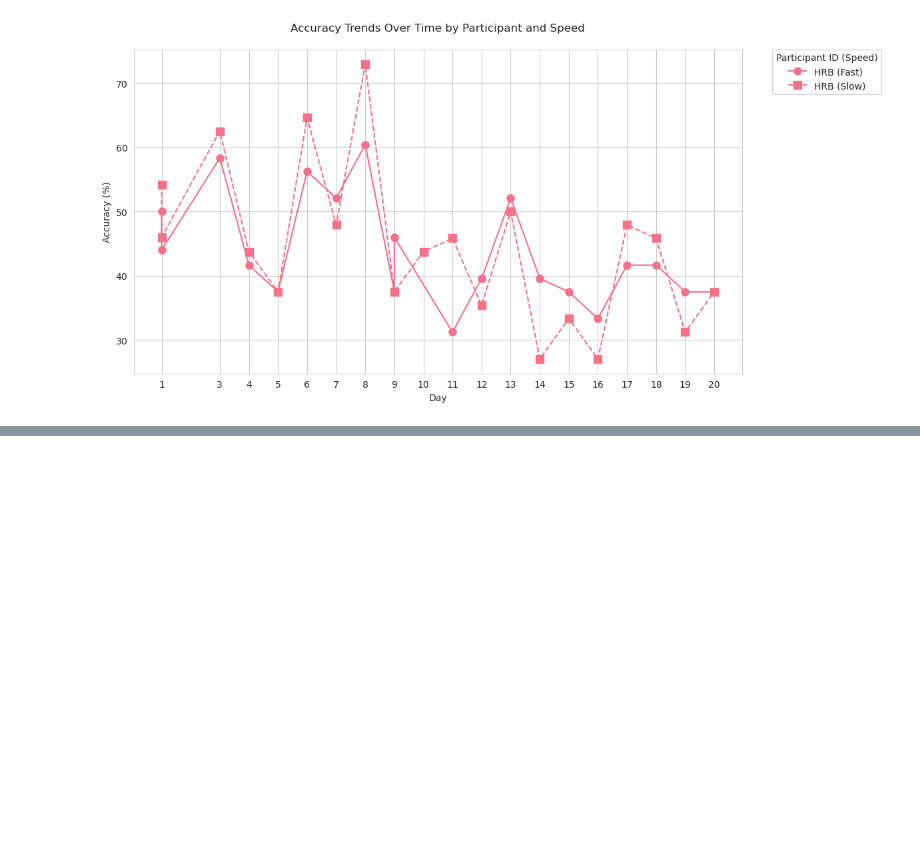
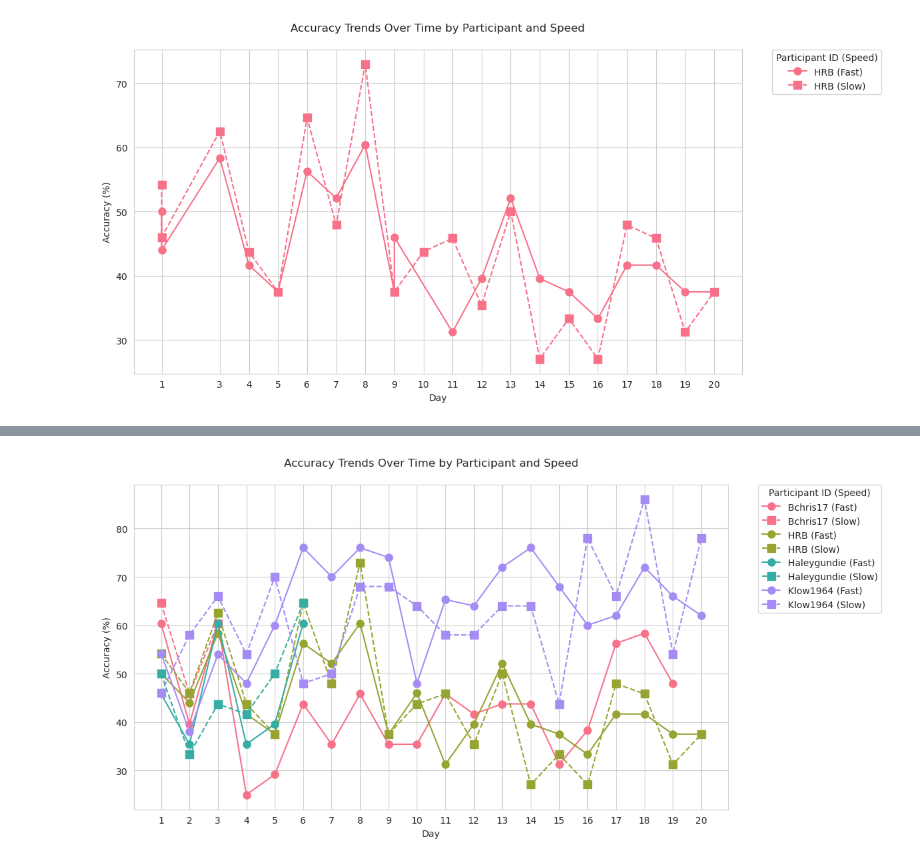
Before and after one commit to m6urns/muller-lyer-replication, a Jupyter notebook: notebooks/results-cleaning.ipynb, the cells around one changed output, grey strips where cells are left out. Cells and saved outputs as stored; diff of their text form; code cells hidden in the pictures; blank space fills up the shorter version.

```diff
--- a/notebooks/results-cleaning.ipynb
+++ b/notebooks/results-cleaning.ipynb
@@ -541,0 +660,4 @@ create_accuracy_trend_visualization(results, users_to_include=['HRB'])
+# %%
+create_accuracy_trend_visualization(results_fixed)
+# %% [output]
+[figure, added]
```
Also changed, not shown: parts of 3 cells of this notebook.
